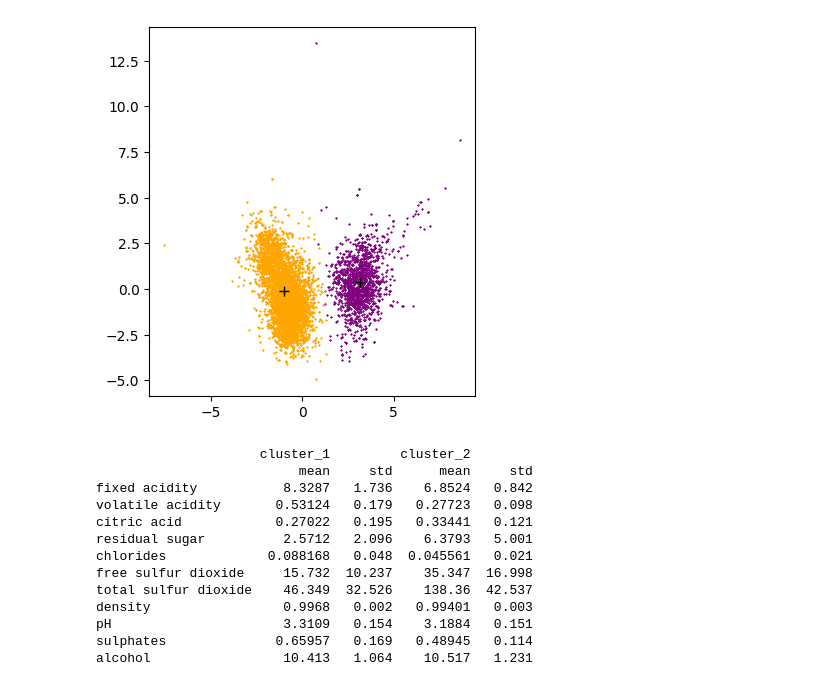
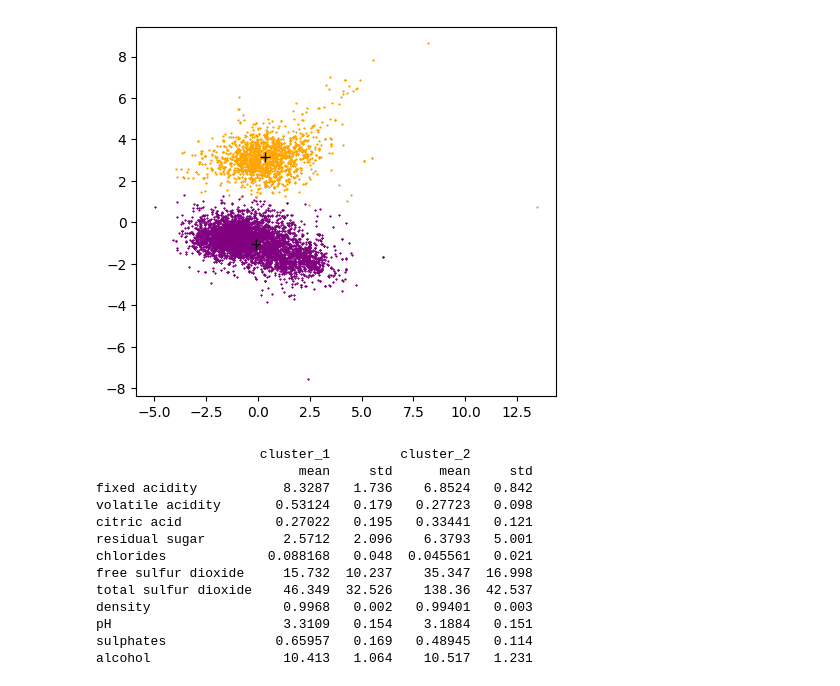
Before and after one commit to LucasBR96/WINE, a Jupyter notebook: src/CLUSTERING/k-means.ipynb, the cells around one changed output. Cells and saved outputs as stored; diff of their text form; code cells hidden in the pictures.

```diff
--- a/src/CLUSTERING/k-means.ipynb
+++ b/src/CLUSTERING/k-means.ipynb
@@ -13,28 +13,28 @@ X , norm_X , X_2d , attr = cluster_get_data()
 # %%
 Num_cluster = 2
 KM = KMeans( n_clusters = Num_cluster )
 KM.fit( norm_X )
 
 labels = KM.predict( norm_X )
 colors = [ "purple" , "orange" , "green"]
 for i in range( Num_cluster ):
 
     where = ( labels == i )
 
-    xs = X_2d[ 0 , where ]
-    ys = X_2d[ 1 , where ]
+    ys = X_2d[ 0 , where ]
+    xs = X_2d[ 1 , where ]
 
     plt.plot( xs , ys , color = colors[ i ] , markersize = 1 , ls = "", marker = "*")
 
     #--------------------------------------------------
     # printing centroids
-    cx , cy  = X_2d.T[ where ].mean( axis = 0 )
+    cy , cx  = X_2d.T[ where ].mean( axis = 0 )
     plt.plot( cx , cy , "+k" , markersize = 7 )
 
-# plt.gca().set_aspect('equal')
+plt.gca().set_aspect('equal')
 plt.show()
 # %% [output]
-[figure, old version]
+[figure, new version]
 # %%
 # stats for every cluster
 
```
Also changed, not shown: 3 other files.
